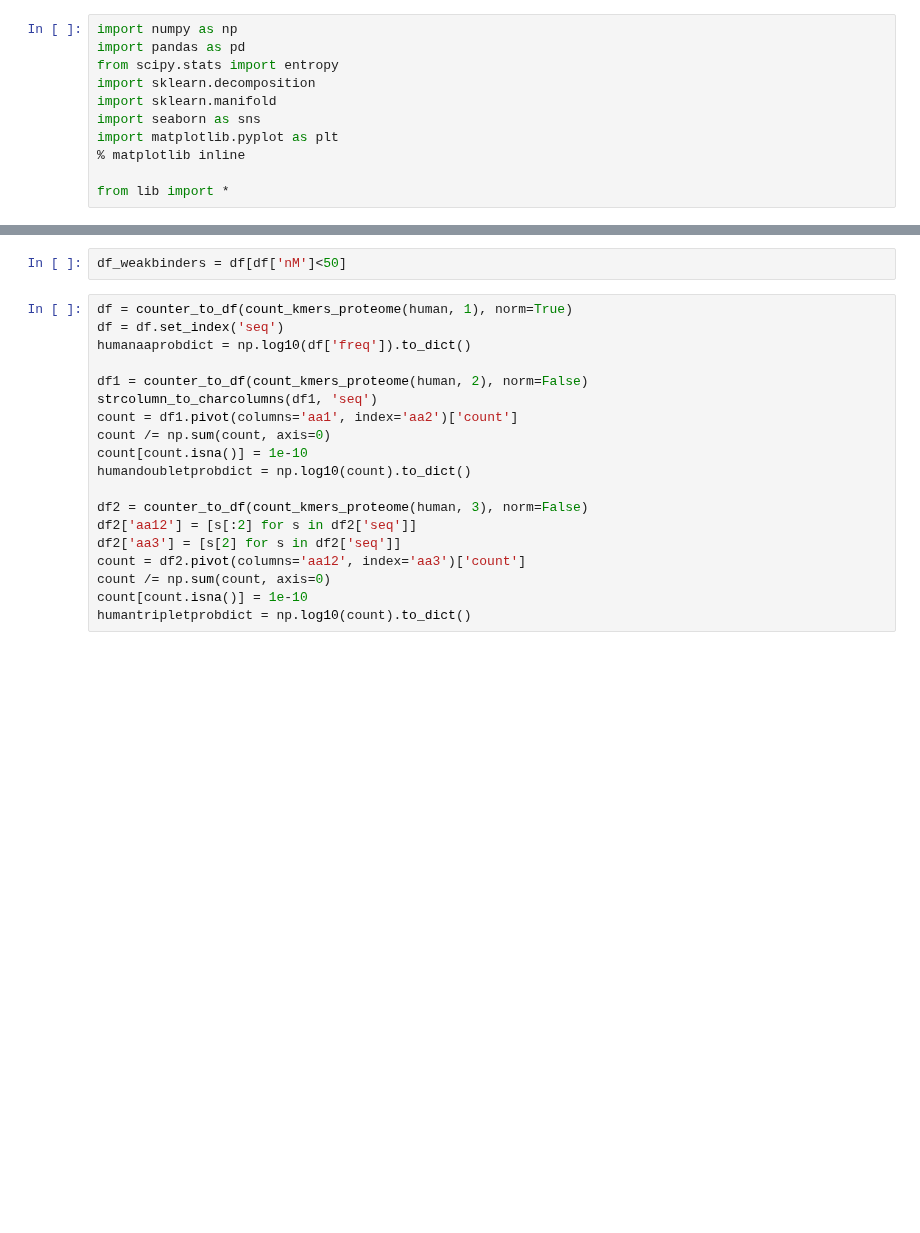
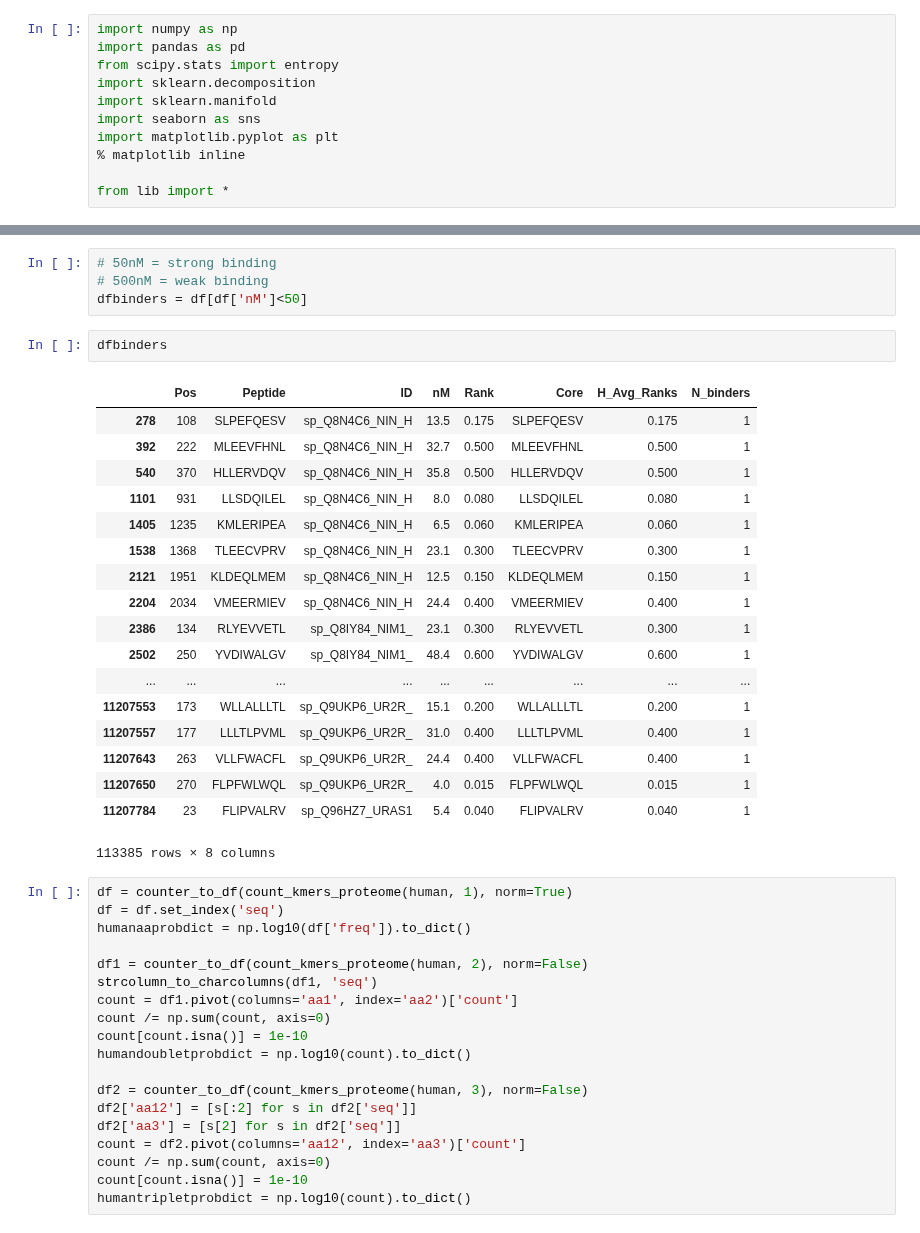
Before and after one commit to andim/peptidome, a Jupyter notebook: code/netmhc.ipynb, the cells around one changed output, grey strips where cells are left out. Cells and saved outputs as stored; diff of their text form; blank space fills up the shorter version.

```diff
--- a/code/netmhc.ipynb
+++ b/code/netmhc.ipynb
@@ -26,5 +24,28 @@ df.head()
 # %%
-df_weakbinders = df[df['nM']<50]
+# 50nM = strong binding
+# 500nM = weak binding
+dfbinders = df[df['nM']<50]
+# %%
+dfbinders
+# %% [output]
+|  | Pos | Peptide | ID | nM | Rank | Core | H_Avg_Ranks | N_binders |
+| 278 | 108 | SLPEFQESV | sp_Q8N4C6_NIN_H | 13.5 | 0.175 | SLPEFQESV | 0.175 | 1 |
+| 392 | 222 | MLEEVFHNL | sp_Q8N4C6_NIN_H | 32.7 | 0.500 | MLEEVFHNL | 0.500 | 1 |
+| 540 | 370 | HLLERVDQV | sp_Q8N4C6_NIN_H | 35.8 | 0.500 | HLLERVDQV | 0.500 | 1 |
+| 1101 | 931 | LLSDQILEL | sp_Q8N4C6_NIN_H | 8.0 | 0.080 | LLSDQILEL | 0.080 | 1 |
+| 1405 | 1235 | KMLERIPEA | sp_Q8N4C6_NIN_H | 6.5 | 0.060 | KMLERIPEA | 0.060 | 1 |
+| 1538 | 1368 | TLEECVPRV | sp_Q8N4C6_NIN_H | 23.1 | 0.300 | TLEECVPRV | 0.300 | 1 |
+| 2121 | 1951 | KLDEQLMEM | sp_Q8N4C6_NIN_H | 12.5 | 0.150 | KLDEQLMEM | 0.150 | 1 |
+| 2204 | 2034 | VMEERMIEV | sp_Q8N4C6_NIN_H | 24.4 | 0.400 | VMEERMIEV | 0.400 | 1 |
+| 2386 | 134 | RLYEVVETL | sp_Q8IY84_NIM1_ | 23.1 | 0.300 | RLYEVVETL | 0.300 | 1 |
+| 2502 | 250 | YVDIWALGV | sp_Q8IY84_NIM1_ | 48.4 | 0.600 | YVDIWALGV | 0.600 | 1 |
+| ... | ... | ... | ... | ... | ... | ... | ... | ... |
+| 11207553 | 173 | WLLALLLTL | sp_Q9UKP6_UR2R_ | 15.1 | 0.200 | WLLALLLTL | 0.200 | 1 |
+| 11207557 | 177 | LLLTLPVML | sp_Q9UKP6_UR2R_ | 31.0 | 0.400 | LLLTLPVML | 0.400 | 1 |
+| 11207643 | 263 | VLLFWACFL | sp_Q9UKP6_UR2R_ | 24.4 | 0.400 | VLLFWACFL | 0.400 | 1 |
+| 11207650 | 270 | FLPFWLWQL | sp_Q9UKP6_UR2R_ | 4.0 | 0.015 | FLPFWLWQL | 0.015 | 1 |
+| 11207784 | 23 | FLIPVALRV | sp_Q96HZ7_URAS1 | 5.4 | 0.040 | FLIPVALRV | 0.040 | 1 |
+113385 rows × 8 columns
 # %%
 df = counter_to_df(count_kmers_proteome(human, 1), norm=True)
 df = df.set_index('seq')
```
Also changed, not shown: parts of 4 cells of this notebook, 1 other file.
